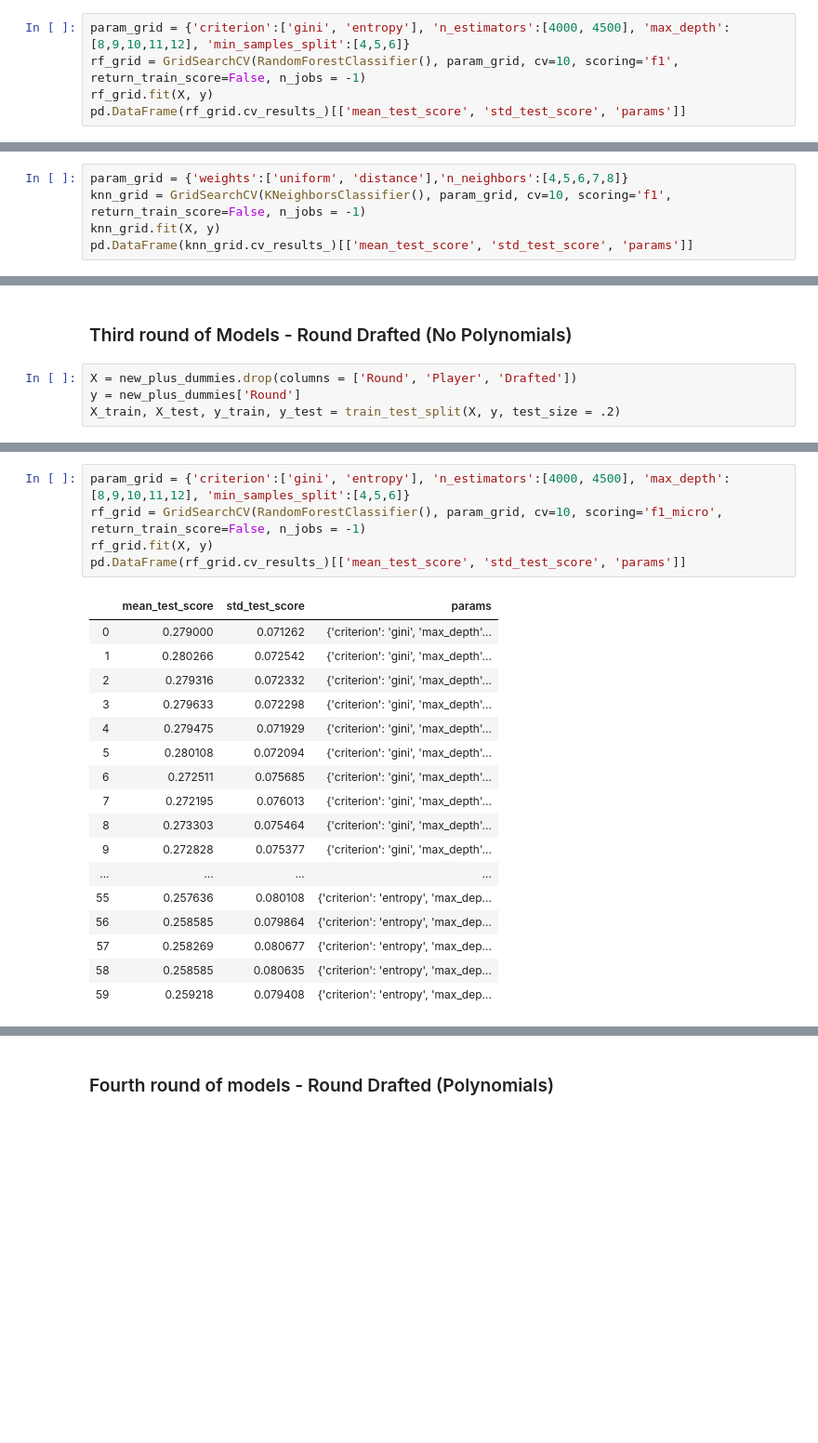
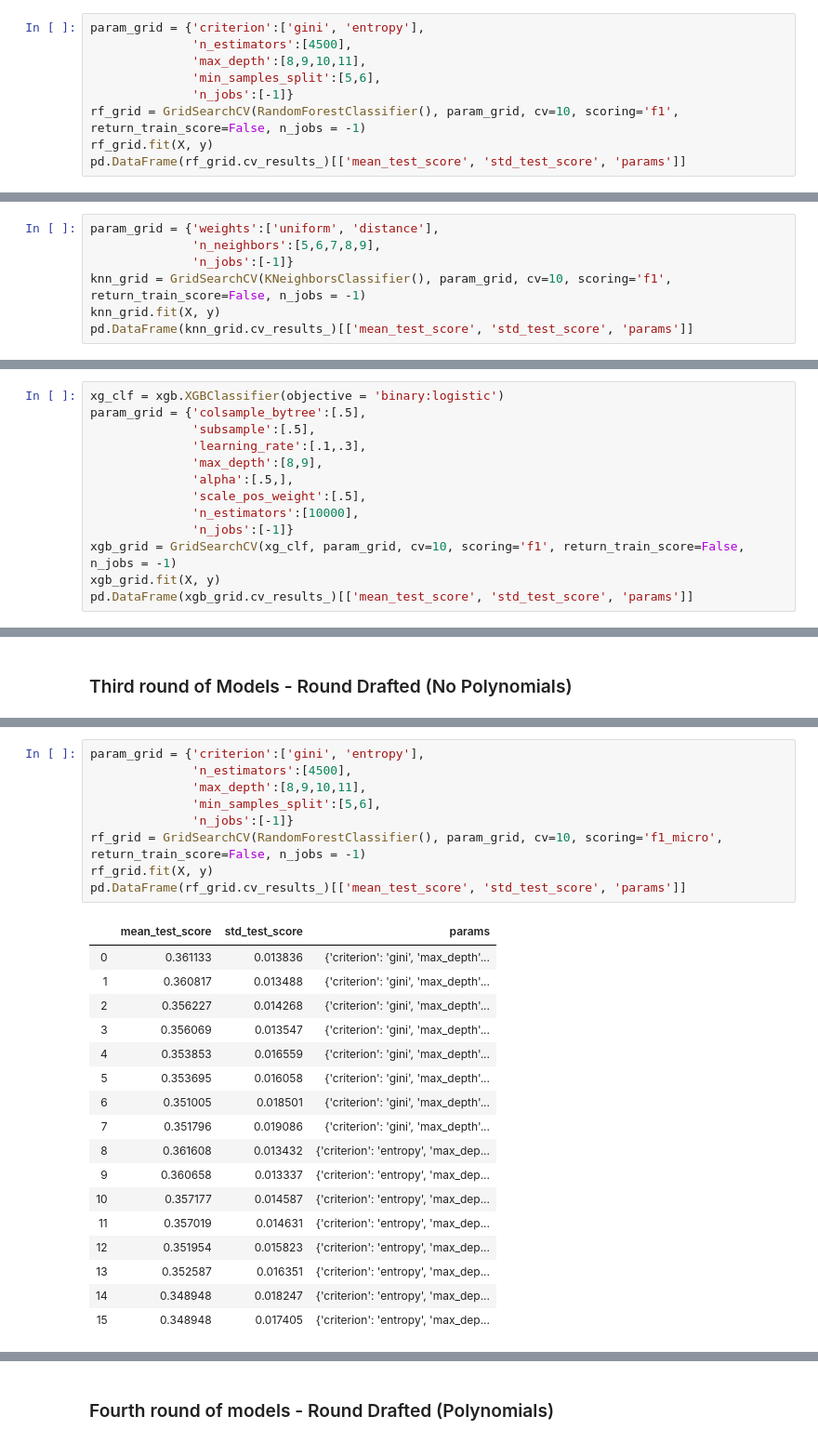
Before and after one commit to slucasmyer/NFL-Draft-Predictions, a Jupyter notebook: nfl-draft-predictions.ipynb, the cells around one changed output, grey strips where cells are left out. Shown at 93% size. Cells and saved outputs as stored; diff of their text form; blank space fills up the shorter version.

```diff
--- a/nfl-draft-predictions.ipynb
+++ b/nfl-draft-predictions.ipynb
@@ -827,7 +472,11 @@ X_train, X_test, y_train, y_test = train_test_split(X, y, test_size = .2)
 # %% [markdown]
 #### Random Forest GridSearchCV
 # %%
-param_grid = {'criterion':['gini', 'entropy'], 'n_estimators':[4000, 4500], 'max_depth':[8,9,10,11,12], 'min_samples_split':[4,5,6]}
+param_grid = {'criterion':['gini', 'entropy'],
+              'n_estimators':[4500],
+              'max_depth':[8,9,10,11],
+              'min_samples_split':[5,6],
+              'n_jobs':[-1]}
 rf_grid = GridSearchCV(RandomForestClassifier(), param_grid, cv=10, scoring='f1', return_train_score=False, n_jobs = -1)
 rf_grid.fit(X, y)
 pd.DataFrame(rf_grid.cv_results_)[['mean_test_score', 'std_test_score', 'params']]
@@ -866,7 +515,9 @@ RandomForestClassifier(bootstrap=True, class_weight=None, criterion='entropy',
 # %% [markdown]
 #### KNN GridSearchCV
 # %%
-param_grid = {'weights':['uniform', 'distance'],'n_neighbors':[4,5,6,7,8]}
+param_grid = {'weights':['uniform', 'distance'],
+              'n_neighbors':[5,6,7,8,9],
+              'n_jobs':[-1]}
 knn_grid = GridSearchCV(KNeighborsClassifier(), param_grid, cv=10, scoring='f1', return_train_score=False, n_jobs = -1)
 knn_grid.fit(X, y)
 pd.DataFrame(knn_grid.cv_results_)[['mean_test_score', 'std_test_score', 'params']]
@@ -914,0 +548,13 @@ F1: 0.749395
+# %%
+xg_clf = xgb.XGBClassifier(objective = 'binary:logistic')
+param_grid = {'colsample_bytree':[.5],
+              'subsample':[.5],
+              'learning_rate':[.1,.3],
+              'max_depth':[8,9],
+              'alpha':[.5,],
+              'scale_pos_weight':[.5],
+              'n_estimators':[10000],
+              'n_jobs':[-1]}
+xgb_grid = GridSearchCV(xg_clf, param_grid, cv=10, scoring='f1', return_train_score=False, n_jobs = -1)
+xgb_grid.fit(X, y)
+pd.DataFrame(xgb_grid.cv_results_)[['mean_test_score', 'std_test_score', 'params']]
@@ -971,6 +701,2 @@ print("F1: %f" % (test_f1))
 # %% [markdown]
 ### Third round of Models - Round Drafted (No Polynomials)
-# %%
-X = new_plus_dummies.drop(columns = ['Round', 'Player', 'Drafted'])
-y = new_plus_dummies['Round']
-X_train, X_test, y_train, y_test = train_test_split(X, y, test_size = .2)
@@ -977,26 +709,30 @@ X_train, X_test, y_train, y_test = train_test_split(X, y, test_size = .2)
 # %%
-param_grid = {'criterion':['gini', 'entropy'], 'n_estimators':[4000, 4500], 'max_depth':[8,9,10,11,12], 'min_samples_split':[4,5,6]}
+param_grid = {'criterion':['gini', 'entropy'],
+              'n_estimators':[4500],
+              'max_depth':[8,9,10,11],
+              'min_samples_split':[5,6],
+              'n_jobs':[-1]}
 rf_grid = GridSearchCV(RandomForestClassifier(), param_grid, cv=10, scoring='f1_micro', return_train_score=False, n_jobs = -1)
 rf_grid.fit(X, y)
 pd.DataFrame(rf_grid.cv_results_)[['mean_test_score', 'std_test_score', 'params']]
 # %% [output]
 |  | mean_test_score | std_test_score | params |
-| 0 | 0.279000 | 0.071262 | {'criterion': 'gini', 'max_depth'... |
-| 1 | 0.280266 | 0.072542 | {'criterion': 'gini', 'max_depth'... |
-| 2 | 0.279316 | 0.072332 | {'criterion': 'gini', 'max_depth'... |
-| 3 | 0.279633 | 0.072298 | {'criterion': 'gini', 'max_depth'... |
-| 4 | 0.279475 | 0.071929 | {'criterion': 'gini', 'max_depth'... |
-| 5 | 0.280108 | 0.072094 | {'criterion': 'gini', 'max_depth'... |
-| 6 | 0.272511 | 0.075685 | {'criterion': 'gini', 'max_depth'... |
-| 7 | 0.272195 | 0.076013 | {'criterion': 'gini', 'max_depth'... |
-| 8 | 0.273303 | 0.075464 | {'criterion': 'gini', 'max_depth'... |
-| 9 | 0.272828 | 0.075377 | {'criterion': 'gini', 'max_depth'... |
-| ... | ... | ... | ... |
-| 55 | 0.257636 | 0.080108 | {'criterion': 'entropy', 'max_dep... |
-| 56 | 0.258585 | 0.079864 | {'criterion': 'entropy', 'max_dep... |
-| 57 | 0.258269 | 0.080677 | {'criterion': 'entropy', 'max_dep... |
-| 58 | 0.258585 | 0.080635 | {'criterion': 'entropy', 'max_dep... |
-| 59 | 0.259218 | 0.079408 | {'criterion': 'entropy', 'max_dep... |
+| 0 | 0.361133 | 0.013836 | {'criterion': 'gini', 'max_depth'... |
+| 1 | 0.360817 | 0.013488 | {'criterion': 'gini', 'max_depth'... |
+| 2 | 0.356227 | 0.014268 | {'criterion': 'gini', 'max_depth'... |
+| 3 | 0.356069 | 0.013547 | {'criterion': 'gini', 'max_depth'... |
+| 4 | 0.353853 | 0.016559 | {'criterion': 'gini', 'max_depth'... |
+| 5 | 0.353695 | 0.016058 | {'criterion': 'gini', 'max_depth'... |
+| 6 | 0.351005 | 0.018501 | {'criterion': 'gini', 'max_depth'... |
+| 7 | 0.351796 | 0.019086 | {'criterion': 'gini', 'max_depth'... |
+| 8 | 0.361608 | 0.013432 | {'criterion': 'entropy', 'max_dep... |
+| 9 | 0.360658 | 0.013337 | {'criterion': 'entropy', 'max_dep... |
+| 10 | 0.357177 | 0.014587 | {'criterion': 'entropy', 'max_dep... |
+| 11 | 0.357019 | 0.014631 | {'criterion': 'entropy', 'max_dep... |
+| 12 | 0.351954 | 0.015823 | {'criterion': 'entropy', 'max_dep... |
+| 13 | 0.352587 | 0.016351 | {'criterion': 'entropy', 'max_dep... |
+| 14 | 0.348948 | 0.018247 | {'criterion': 'entropy', 'max_dep... |
+| 15 | 0.348948 | 0.017405 | {'criterion': 'entropy', 'max_dep... |
 # %%
 print(rf_grid.best_score_)
 print(rf_grid.best_params_)
```
Also changed, not shown: parts of 105 cells of this notebook.
